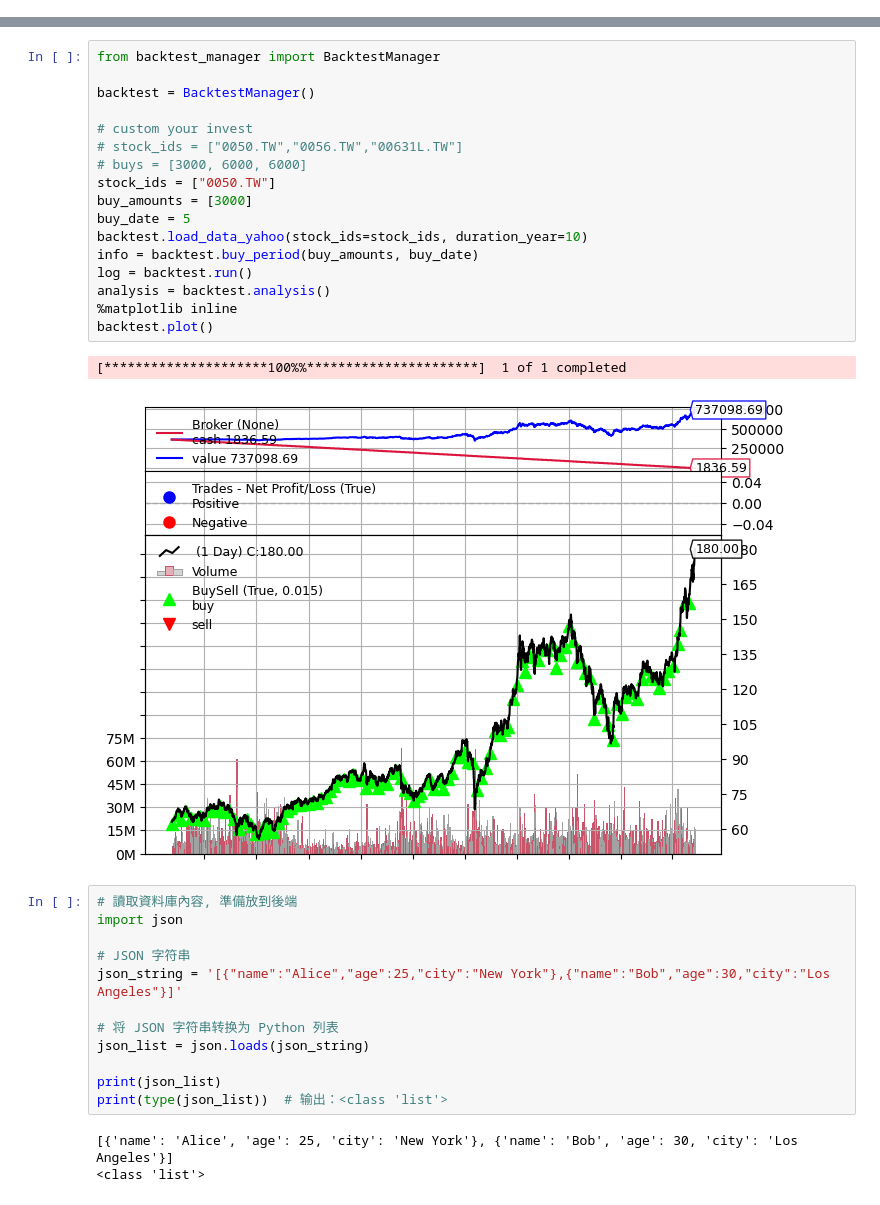
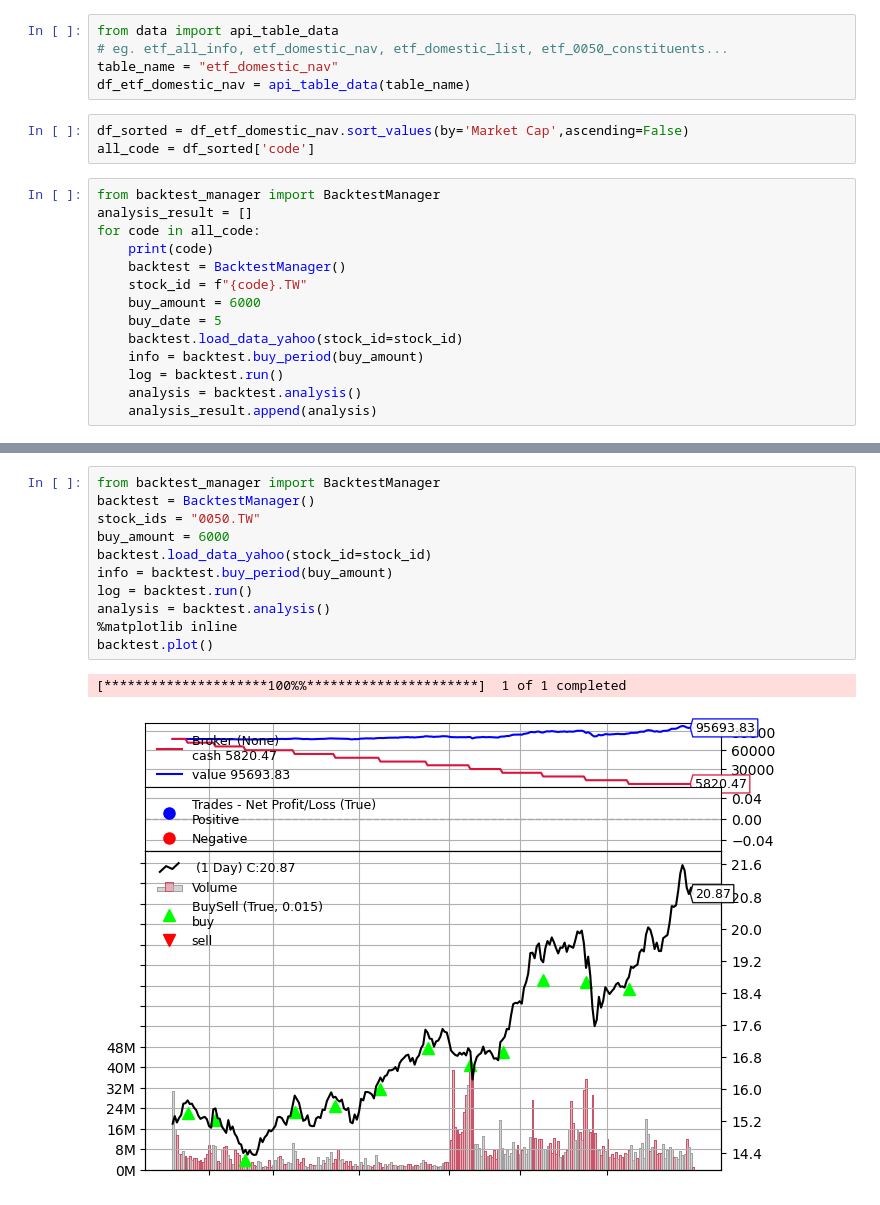
Before and after one commit to ccClub-Investment-Project/ccClub_InvestmentProject, a Jupyter notebook: backtest/how.ipynb, the cells around one changed output, grey strips where cells are left out. Saved outputs shown, nothing was run; the diff lists cells and outputs as text.

```diff
--- a/backtest/how.ipynb
+++ b/backtest/how.ipynb
@@ -8,0 +13,22 @@ importlib.reload(strategy.dollar_cost_averaging)
+# %%
+from data import api_table_data
+# eg. etf_all_info, etf_domestic_nav, etf_domestic_list, etf_0050_constituents...
+table_name = "etf_domestic_nav"
+df_etf_domestic_nav = api_table_data(table_name)
+# %%
+df_sorted = df_etf_domestic_nav.sort_values(by='Market Cap',ascending=False)
+all_code = df_sorted['code']
+# %%
+from backtest_manager import BacktestManager
+analysis_result = []
+for code in all_code:
+    print(code)
+    backtest = BacktestManager()
+    stock_id = f"{code}.TW"
+    buy_amount = 6000
+    buy_date = 5
+    backtest.load_data_yahoo(stock_id=stock_id)
+    info = backtest.buy_period(buy_amount)
+    log = backtest.run()
+    analysis = backtest.analysis()
+    analysis_result.append(analysis)
@@ -9,35 +53,14 @@ importlib.reload(strategy.dollar_cost_averaging)
 # %%
 from backtest_manager import BacktestManager
-
 backtest = BacktestManager()
-
-# custom your invest
-# stock_ids = ["0050.TW","0056.TW","00631L.TW"]
-# buys = [3000, 6000, 6000]
-stock_ids = ["0050.TW"]
-buy_amounts = [3000]
-buy_date = 5
-backtest.load_data_yahoo(stock_ids=stock_ids, duration_year=10)
-info = backtest.buy_period(buy_amounts, buy_date)
+stock_ids = "0050.TW"
+buy_amount = 6000
+backtest.load_data_yahoo(stock_id=stock_id)
+info = backtest.buy_period(buy_amount)
 log = backtest.run()
 analysis = backtest.analysis()
 %matplotlib inline
 backtest.plot()
 # %% [output]
 [*********************100%%**********************]  1 of 1 completed
-[figure, old version]
+[figure, new version]
-# %%
-# 讀取資料庫內容, 準備放到後端
-import json
-
-# JSON 字符串
-json_string = '[{"name":"Alice","age":25,"city":"New York"},{"name":"Bob","age":30,"city":"Los Angeles"}]'
-
-# 将 JSON 字符串转换为 Python 列表
-json_list = json.loads(json_string)
-
-print(json_list)
-print(type(json_list))  # 输出：<class 'list'>
-# %% [output]
-[{'name': 'Alice', 'age': 25, 'city': 'New York'}, {'name': 'Bob', 'age': 30, 'city': 'Los Angeles'}]
-<class 'list'>
```
Also changed, not shown: parts of 7 cells of this notebook, 7 other files.
